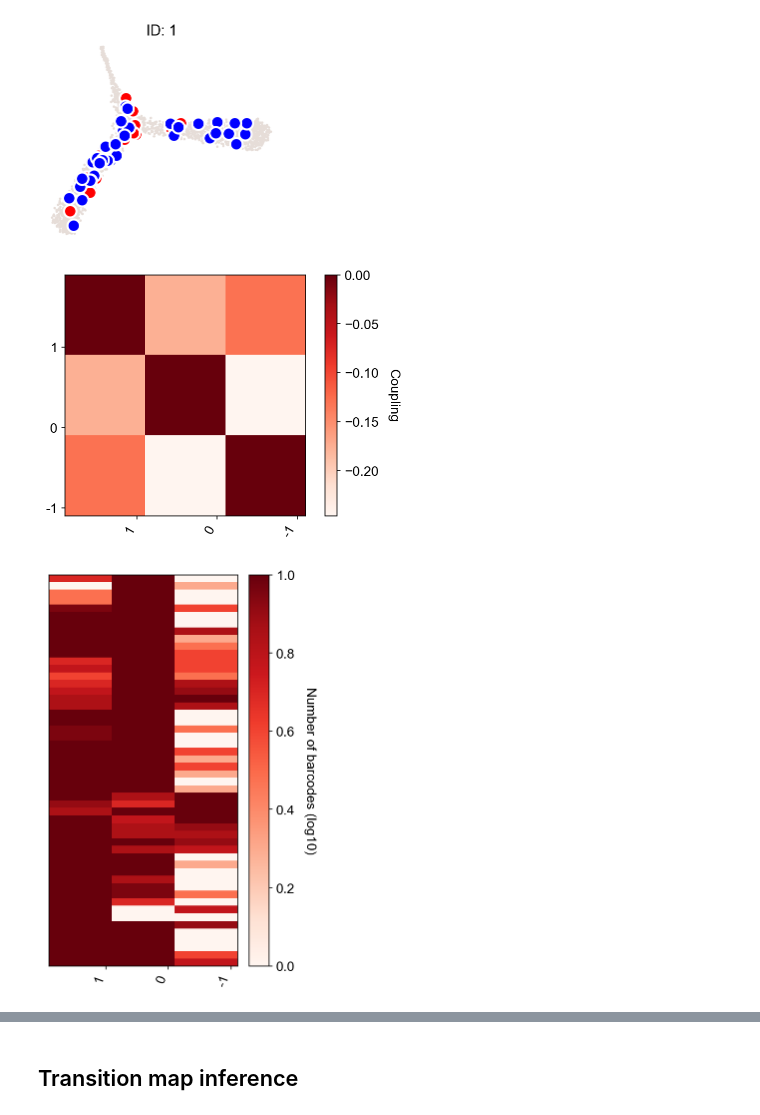
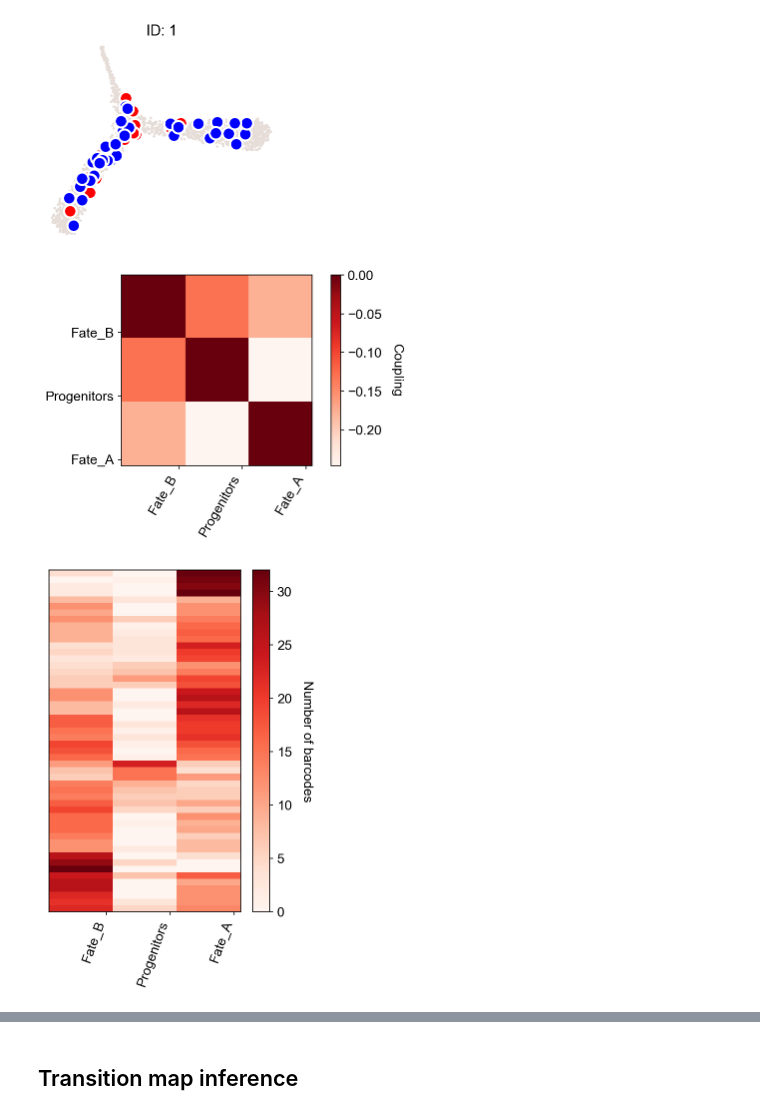
Before and after one commit to AllonKleinLab/cospar, a Jupyter notebook: docs/source/20210120-Bifurcation_model_static_barcoding.ipynb, the cells around one changed output, grey strips where cells are left out. Saved outputs shown, nothing was run; the diff lists cells and outputs as text; code cells hidden in the pictures.

```diff
--- a/docs/source/20210120-Bifurcation_model_static_barcoding.ipynb
+++ b/docs/source/20210120-Bifurcation_model_static_barcoding.ipynb
@@ -9,5 +14,5 @@ import cospar as cs
 # %%
 cs.logging.print_version()
-cs.settings.verbosity=3
+cs.settings.verbosity=2
 cs.settings.set_figure_params(format='png',dpi=75,fontsize=14) # use png to reduce file size.
 # %% [output]
@@ -15,7 +20,10 @@ Running cospar 0.0.8 (python 3.6.12) on 2021-02-17 18:28.
+# %%
+cs.settings.data_path='test' # A relative path to save data. If not existed before, create a new one.
+cs.settings.figure_path='test' # A relative path to save figures. If not existed before, create a new one.
 # %% [markdown]
 ## Loading data
 # %%
-adata_orig=cs.datasets.synthetic_bifurcation_static_BC()
+adata_orig=cs.datasets.synthetic_bifurcation()
 # %%
 adata_orig
 # %% [output]
@@ -34,13 +48,11 @@ cs.pl.clones_on_manifold(adata_orig,selected_clone_list=[1])
 # %% [output]
 [figure]
 # %%
-selected_time_point='2'
-cs.pl.fate_coupling_from_clones(adata_orig,selected_time_point, color_bar=True)
+coupling=cs.pl.fate_coupling_from_clones(adata_orig,selected_times='2', color_bar=True)
 # %% [output]
-[figure, old version]
+[figure, new version]
 # %%
-selected_time_point='2'
-cs.pl.barcode_heatmap(adata_orig,selected_time_point, color_bar=True)
+cs.pl.barcode_heatmap(adata_orig,selected_times='2', color_bar=True)
 # %% [output]
-[figure, old version]
+[figure, new version]
 # %%
```
Also changed, not shown: parts of 17 cells of this notebook, 19 other files.
